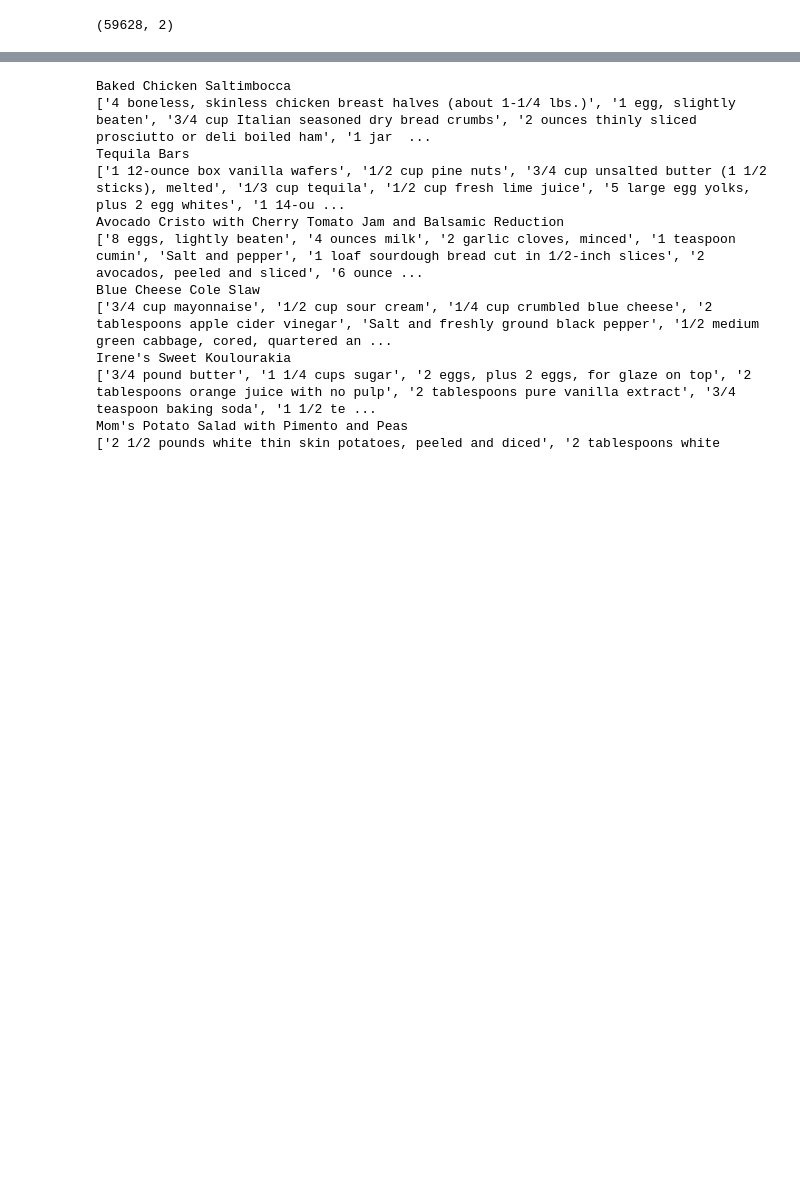
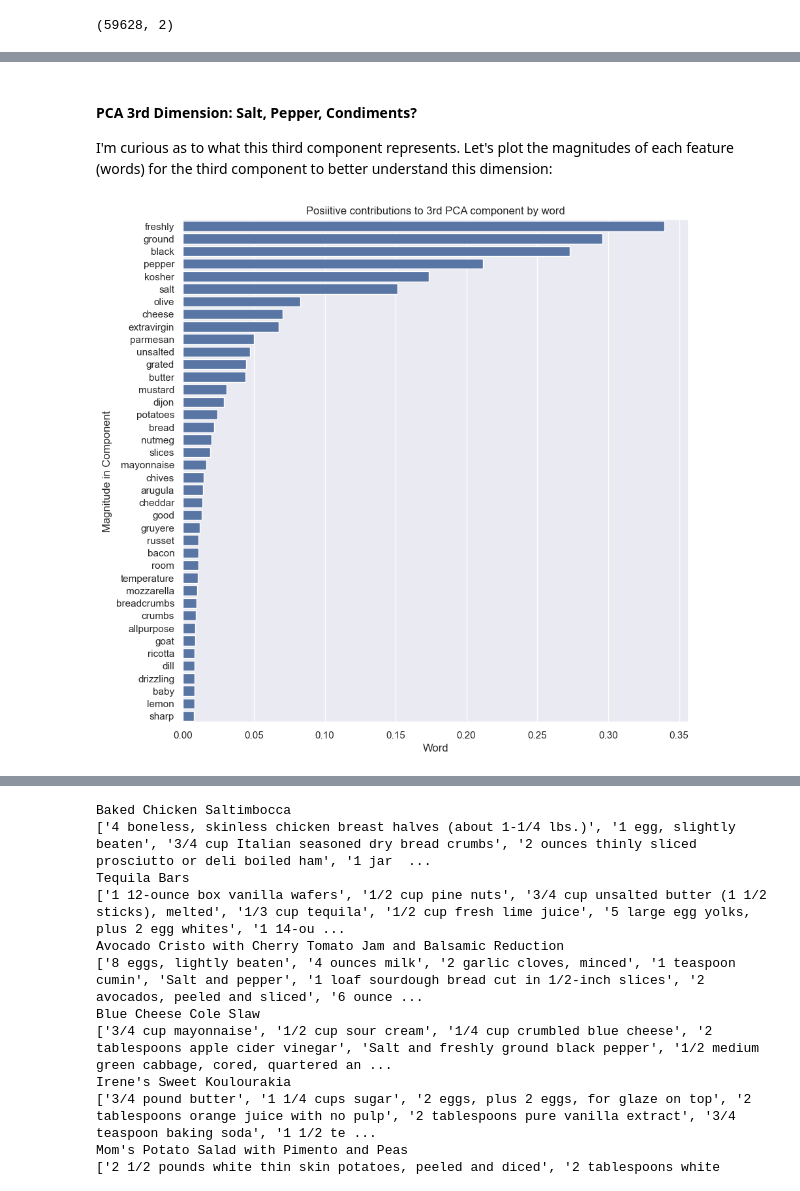
Before and after one commit to sayanfaraz/neural-kitchen, a Jupyter notebook: main.ipynb, the cells around one changed output, grey strips where cells are left out. Saved outputs shown, nothing was run; the diff lists cells and outputs as text; code cells hidden in the pictures; blank space fills up the shorter version.

```diff
--- a/main.ipynb
+++ b/main.ipynb
@@ -236,0 +248,15 @@ AXIS 2: olive, red, vinegar, lime, garlic, tomatoes, vodka, soy, oz, wine, basil
+# %%
+def pca_top_words_to_str(pca: PCA, top_words:list, axis: int, num_words: int, type:str=None) -> str:
+    if type=='pos':
+        top_comps = np.argsort(pca.components_[axis]*-1.0) # np argsort sorts from smallest to largest, so *-1 to flip order
+    elif type=='neg':
+        top_comps = np.argsort(pca.components_[axis])
+    else:
+        top_comps = np.argsort(np.square(pca.components_[axis])*-1.0)
+
+    axis_str = "AXIS " + str(axis+1) + ": "
+
+    for i in range(num_words):
+        axis_str += top_words[top_comps[i]] + ", "
+
+    return axis_str
@@ -250,0 +336,7 @@ Seeing what results we get with a UMAP component analysis instead:
+# %%
+
+for i in range(pca_scree.n_components_):
+    print("Pos:  " + pca_top_words_to_str(pca_scree, top_words, i, 50, type='pos'))
+    print("Neg:  " + pca_top_words_to_str(pca_scree, top_words, i, 50, type='neg'))
+    print("Ovrl: " + pca_top_words_to_str(pca_scree, top_words, i, 50))
+    print('\n')
@@ -250,0 +361,18 @@ Seeing what results we get with a UMAP component analysis instead:
+# %% [markdown]
+#### PCA 3rd Dimension: Salt, Pepper, Condiments?
+I'm curious as to what this third component represents. Let's plot the magnitudes of each feature (words) for the third component to better understand this dimension:
+# %%
+plt.figure(figsize=(10,10))
+
+num_plot_words = 40
+sns.barplot(
+    y=[top_words[i] for i in np.argsort(pca_scree.components_[2]*-1.0)[:num_plot_words]],
+    x=(np.sort(pca_scree.components_[2]*-1.0)*-1.0)[:num_plot_words],
+    orient='y'
+).set(
+    title='Posiitive contributions to 3rd PCA component by word',
+    xlabel="Word",
+    ylabel="Magnitude in Component",
+);
+# %% [output]
+[figure, added]
```
Also changed, not shown: parts of 37 cells of this notebook.
